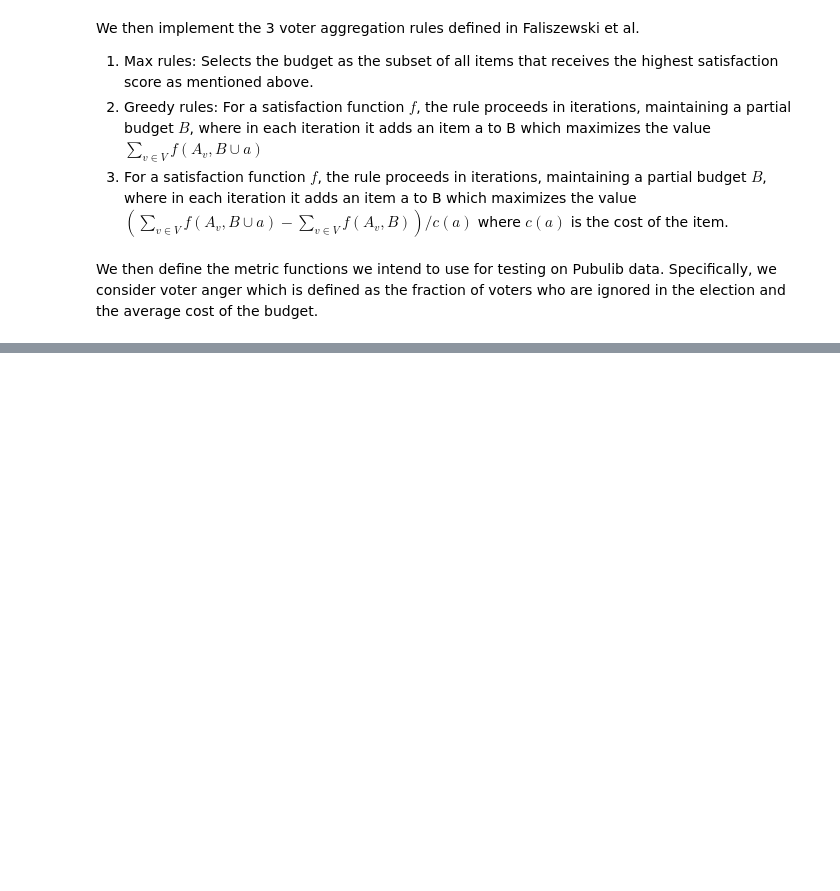
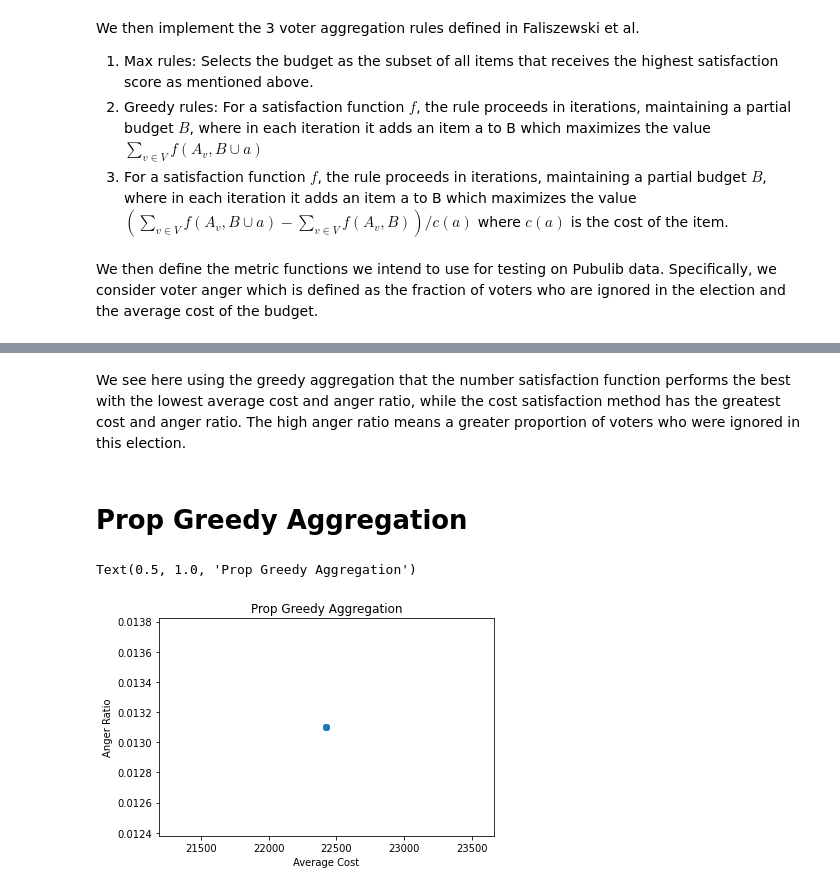
Before and after one commit to girishbarca/366proj, a Jupyter notebook: 366_Notebook.ipynb, the cells around one changed output, grey strips where cells are left out. Saved outputs shown, nothing was run; the diff lists cells and outputs as text; code cells hidden in the pictures; blank space fills up the shorter version.

```diff
--- a/366_Notebook.ipynb
+++ b/366_Notebook.ipynb
@@ -192,0 +228,32 @@ print("AVE COST: ", ave_cost(budget, costs))
+# %% [markdown]
+We see here using the greedy aggregation that the number satisfaction function performs the best with the lowest average cost and anger ratio, while the cost satisfaction method has the greatest cost and anger ratio. The high anger ratio means a greater proportion of voters who were ignored in this election.
+# %% [markdown]
+# Prop Greedy Aggregation
+# %%
+# Prop Greedy Aggregation Rule
+anger = []
+cost = []
+votes, items, costs, max_cost = parser('poland_warszawa_2019_siekierki-augustowka.pb')
+annotations=["NUM_SAT","BIN_SAT","COST_SAT"]
+
+budget = prop_greedy_rule(items, votes, costs, max_cost, num_satisfaction)
+anger.append(anger_ratio(votes, budget))
+cost.append(ave_cost(budget, costs))
+
+budget = prop_greedy_rule(items, votes, costs, max_cost, binary_satisfaction)
+anger.append(anger_ratio(votes, budget))
+cost.append(ave_cost(budget, costs))
+
+
+budget = prop_greedy_rule(items, votes, costs, max_cost, cost_satisfaction)
+anger.append(anger_ratio(votes, budget))
+cost.append(ave_cost(budget, costs))
+
+
+plt.scatter(cost, anger)
+plt.xlabel("Average Cost")
+plt.ylabel("Anger Ratio")
+plt.title("Prop Greedy Aggregation")
+# %% [output]
+Text(0.5, 1.0, 'Prop Greedy Aggregation')
+[figure, added]
```
Also changed, not shown: parts of 23 cells of this notebook, 2 other files.
